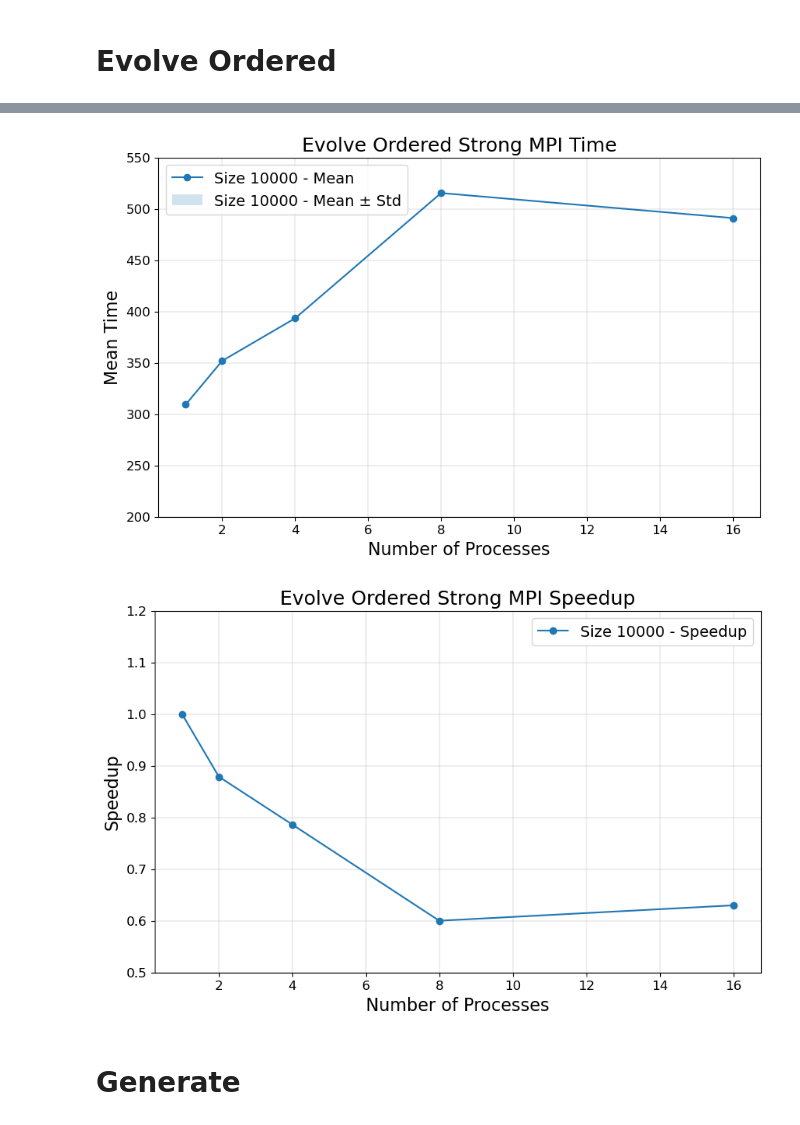
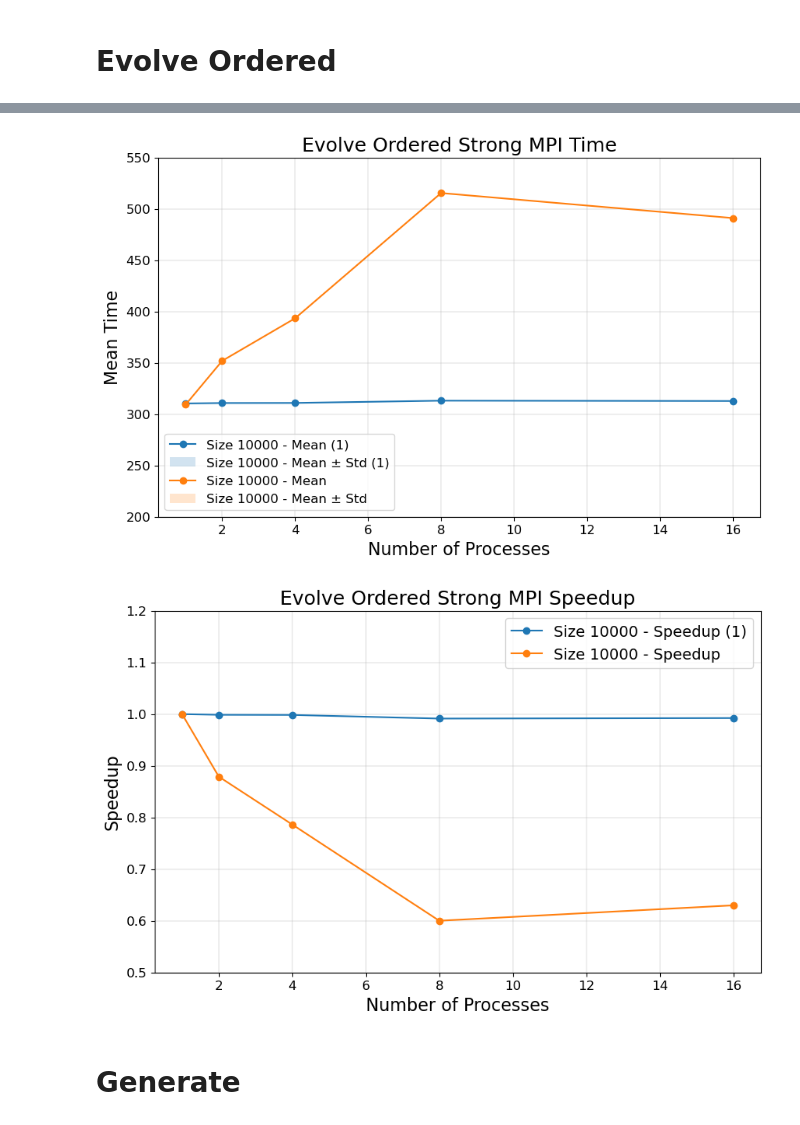
Before and after one commit to SDavenia/FHPC_Assignment, a Jupyter notebook: Exercise1/analysis1.ipynb, the cells around one changed output, grey strips where cells are left out. Drawn from its saved outputs; the diff is of its cells as text; code cells hidden in the pictures.

```diff
--- a/Exercise1/analysis1.ipynb
+++ b/Exercise1/analysis1.ipynb
@@ -354,32 +358,43 @@ current_directory = os.getcwd()
 print("Current Working Directory:", current_directory) # To reset wd to default one
 
 sections = ['initialization','evolve_static', 'evolve_ordered']
-types = ['socket', 'numa']
-df = pd.DataFrame(columns=['size', 'processes', 'time', 'section', 'type'])
+types = ['numa']
+df = pd.DataFrame(columns=['size', 'processes', 'time', 'section', 'type', 'new'])
 df
 
 
 for sec in sections:
     for ty in types:
-        if (sec == 'evolve_ordered') & (ty == 'socket'):
-            continue
         if sec == 'initialization':
             file_pattern=f"results/{sec}/strong_MPI_{ty}_generate.csv"
+            print(f"{file_pattern}\n")
             df_temp = pd.read_csv(file_pattern)
             df_temp['section'] = sec + "_generate"
             df_temp['type'] = ty
+            df_temp['new'] = 'no'
             df=pd.concat([df, df_temp])
 
             file_pattern=f"results/{sec}/strong_MPI_{ty}_write.csv"
+            print(f"{file_pattern}\n")
             df_temp = pd.read_csv(file_pattern)
             df_temp['section'] = sec + "_write"
             df_temp['type'] = ty
+            df_temp['new'] = 'no'
             df=pd.concat([df, df_temp])
         else:
             file_pattern=f"results/{sec}/strong_MPI_{ty}.csv"
+            print(f"{file_pattern}\n")
             df_temp = pd.read_csv(file_pattern)
             df_temp['section'] = sec
             df_temp['type'] = ty
+            df_temp['new'] = 'no'
             df=pd.concat([df, df_temp])
+            file_pattern=f"results/{sec}/strong_MPI_{ty}_new.csv"
+            print(f"{file_pattern}\n")
+            df_temp = pd.read_csv(file_pattern)
+            df_temp['section'] = sec
+            df_temp['type'] = ty
+            df_temp['new'] = 'yes'
+            df=pd.concat([df, df_temp])
 # %% [output]
 Current Working Directory: /Users/samuele/Documents/Università/Magistrale/Corsi/HPC/FHPC_Assignment/Exercise1
@@ -558,7 +613,5 @@ plt.show()
 df_evolve_ordered = df[df['section']=='evolve_ordered'] # ONLY NUMA
 df_evolve_ordered
 
-grouped_df_evolve_ordered = df_evolve_ordered.groupby(['size', 'processes', 'type'])['time'].agg(['mean', 'std']).reset_index()
+grouped_df_evolve_ordered = df_evolve_ordered.groupby(['size', 'processes', 'type', 'new'])['time'].agg(['mean', 'std']).reset_index()
 grouped_df_evolve_ordered = grouped_df_evolve_ordered.rename(columns={'mean': 'mean_time', 'std': 'std_time'})
-grouped_df_evolve_ordered = grouped_df_evolve_ordered.groupby('size', group_keys=False).apply(calculate_speedup).reset_index(drop=True)
-grouped_df_evolve_ordered
@@ -571,0 +618,4 @@ grouped_df_evolve_ordered
+# %%
+grouped_df_evolve_ordered_new = grouped_df_evolve_ordered[grouped_df_evolve_ordered['new']=='yes']
+grouped_df_evolve_ordered_new = grouped_df_evolve_ordered_new.groupby('size', group_keys=False).apply(calculate_speedup).reset_index(drop=True)
+grouped_df_evolve_ordered_new
@@ -571,0 +629,4 @@ grouped_df_evolve_ordered
+# %%
+grouped_df_evolve_ordered_old = grouped_df_evolve_ordered[grouped_df_evolve_ordered['new']=='no']
+grouped_df_evolve_ordered_old = grouped_df_evolve_ordered_old.groupby('size', group_keys=False).apply(calculate_speedup).reset_index(drop=True)
+grouped_df_evolve_ordered_old
@@ -572,29 +640,34 @@ grouped_df_evolve_ordered
 # %%
 # Create the plot
 plt.figure(figsize=(10, 6))
 
-# Plot for size 10000
-plt.plot(grouped_df_evolve_ordered['processes'], grouped_df_evolve_ordered['mean_time'], label='Size 10000 - Mean', marker='o')
-plt.fill_between(grouped_df_evolve_ordered['processes'], grouped_df_evolve_ordered['mean_time'] - grouped_df_evolve_ordered['std_time'], grouped_df_evolve_ordered['mean_time'] + grouped_df_evolve_ordered['std_time'], alpha=0.2, label='Size 10000 - Mean ± Std')
+
+# Plot for new
+plt.plot(grouped_df_evolve_ordered_new['processes'], grouped_df_evolve_ordered_new['mean_time'], label='Size 10000 - Mean (1)', marker='o')
+plt.fill_between(grouped_df_evolve_ordered_new['processes'], grouped_df_evolve_ordered_new['mean_time'] - grouped_df_evolve_ordered_new['std_time'], grouped_df_evolve_ordered_new['mean_time'] + grouped_df_evolve_ordered_new['std_time'], alpha=0.2, label='Size 10000 - Mean ± Std (1)')
+
+plt.plot(grouped_df_evolve_ordered_old['processes'], grouped_df_evolve_ordered_old['mean_time'], label='Size 10000 - Mean', marker='o')
+plt.fill_between(grouped_df_evolve_ordered_old['processes'], grouped_df_evolve_ordered_old['mean_time'] - grouped_df_evolve_ordered_old['std_time'], grouped_df_evolve_ordered_old['mean_time'] + grouped_df_evolve_ordered_old['std_time'], alpha=0.2, label='Size 10000 - Mean ± Std')
+
 
 # Add labels and title
 plt.xlabel('Number of Processes', fontsize = 16)
 plt.ylabel('Mean Time', fontsize = 16)
 plt.title('Evolve Ordered Strong MPI Time', fontsize = 18)
 
 plt.xticks(fontsize=12)
 plt.yticks(fontsize=12)
 
 # Add legend
-plt.legend(fontsize=14)
+plt.legend(fontsize=12)
 
 plt.ylim([200, 550])
 
 # Show the plot
 plt.grid(linewidth = 0.3)
 plt.show()
 # %% [output]
-[figure, old version]
+[figure, new version]
 # %%
 import pandas as pd
 import matplotlib.pyplot as plt
@@ -605,7 +678,8 @@ import matplotlib.pyplot as plt
 plt.figure(figsize=(10, 6))
 
 # Plot for size 10000
-plt.plot(grouped_df_evolve_ordered['processes'], grouped_df_evolve_ordered['speedup'], label='Size 10000 - Speedup', marker='o')
+plt.plot(grouped_df_evolve_ordered_new['processes'], grouped_df_evolve_ordered_new['speedup'], label='Size 10000 - Speedup (1)', marker='o')
+plt.plot(grouped_df_evolve_ordered_old['processes'], grouped_df_evolve_ordered_old['speedup'], label='Size 10000 - Speedup', marker='o')
 
 # Plot to show optimal speedup
 #plt.plot(grouped_df_evolve_ordered['threads'], grouped_df_evolve_ordered['threads'], linestyle='--', color='gray', label='Theoretical speedup')
@@ -628,7 +702,7 @@ plt.ylim([0.5, 1.2])
 plt.grid(linewidth = 0.3)
 plt.show()
 # %% [output]
-[figure, old version]
+[figure, new version]
 # %% [markdown]
 # Generate
 # %%
```
Also changed, not shown: parts of 21 cells of this notebook, 12 other files.
